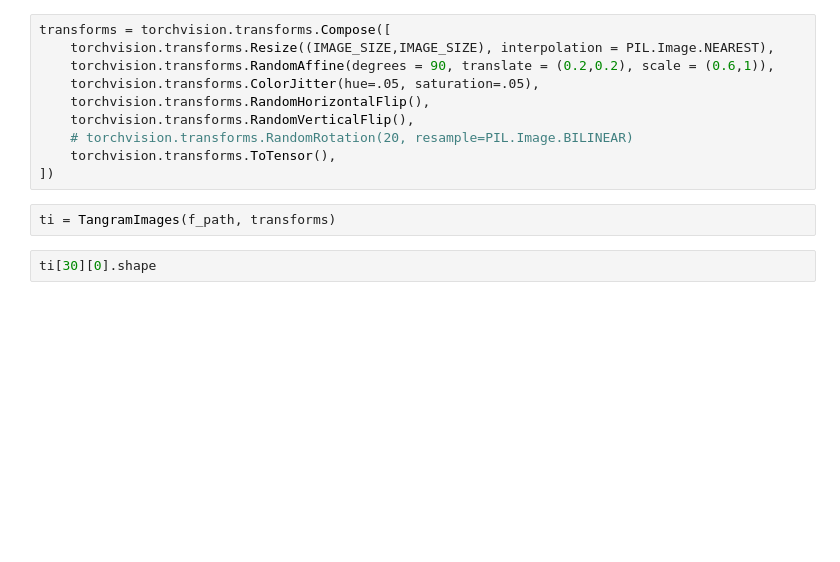
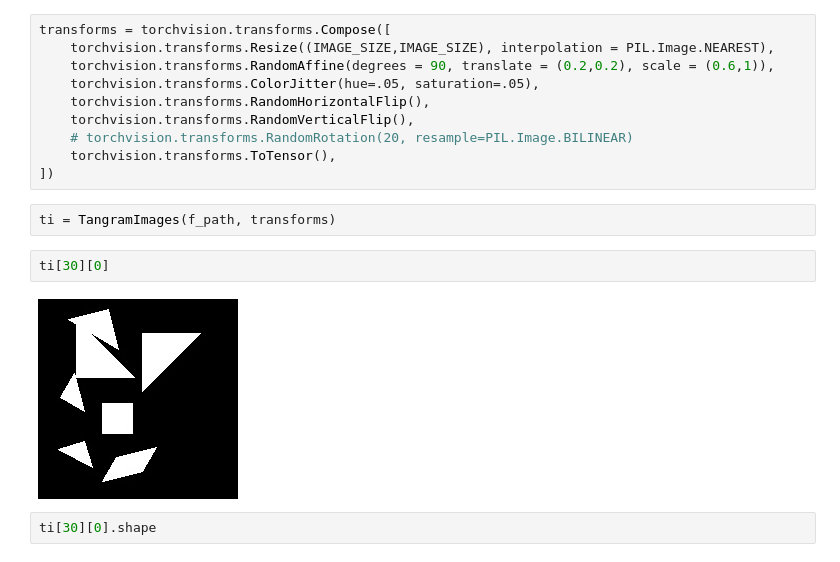
Before and after one commit to yizhouzhao/Tangram, a Jupyter notebook: python/train_rank.ipynb, the cells around one changed output. Drawn from its saved outputs; the diff is of its cells as text; blank space fills up the shorter version.

```diff
--- a/python/train_rank.ipynb
+++ b/python/train_rank.ipynb
@@ -57,6 +57,10 @@ transforms = torchvision.transforms.Compose([
 ])
 # %%
 ti = TangramImages(f_path, transforms)
+# %%
+ti[30][0]
+# %% [output]
+[figure, added]
 # %%
 ti[30][0].shape
 # %% [output]
```
Also changed, not shown: 32 other files.
